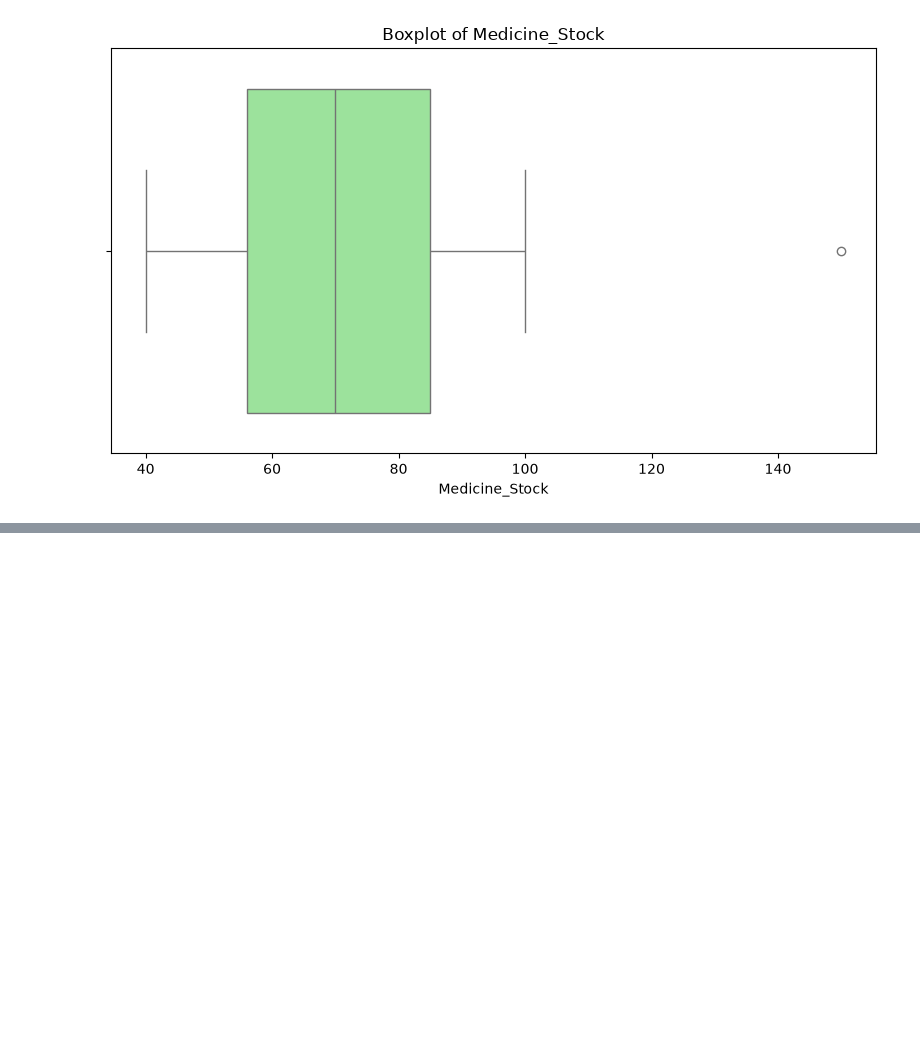
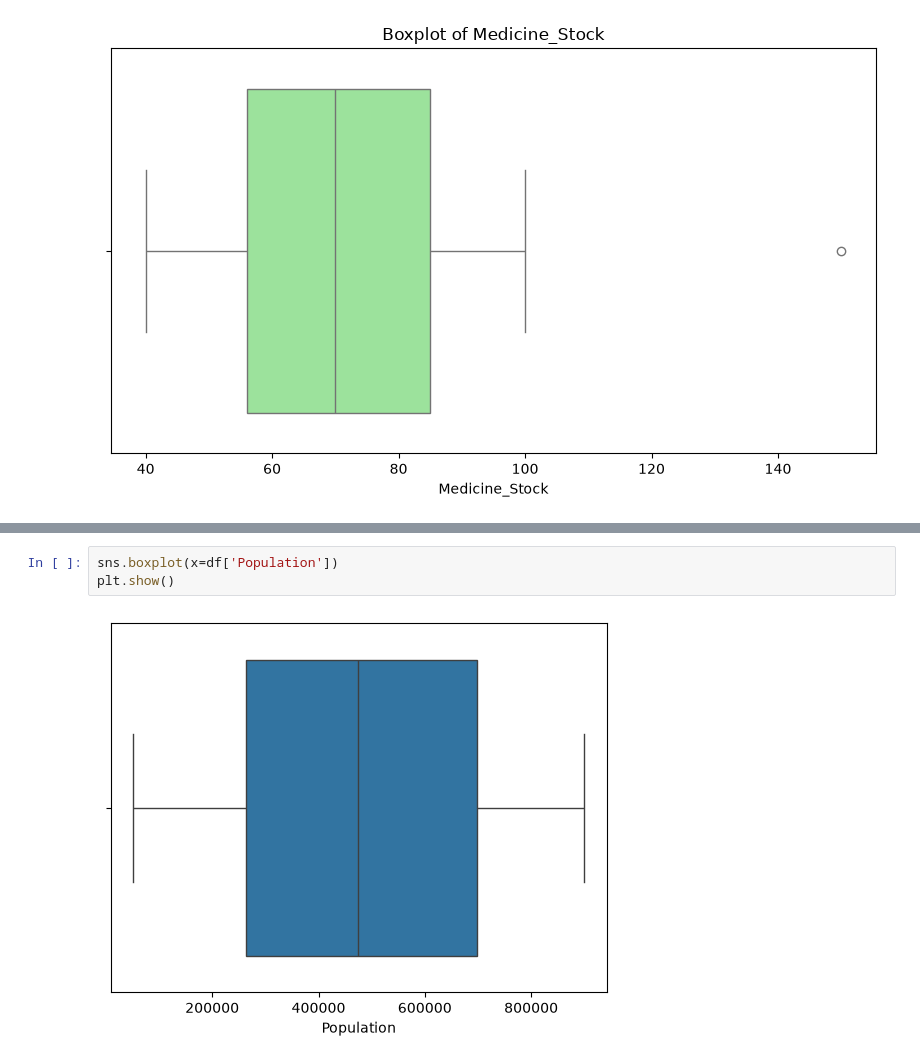
Before and after one commit to Nandrog/Health_Resource_Allocation_Modal, a Jupyter notebook: Health_Resource_Allocation_Model.ipynb, the cells around one changed output, grey strips where cells are left out. Drawn from its saved outputs; the diff is of its cells as text; blank space fills up the shorter version.

```diff
--- a/Health_Resource_Allocation_Model.ipynb
+++ b/Health_Resource_Allocation_Model.ipynb
@@ -269,0 +344,5 @@ Found 101 rows matching this condition
+# %%
+sns.boxplot(x=df['Population'])
+plt.show()
+# %% [output]
+[figure, added]
```
Also changed, not shown: parts of 13 cells of this notebook.
